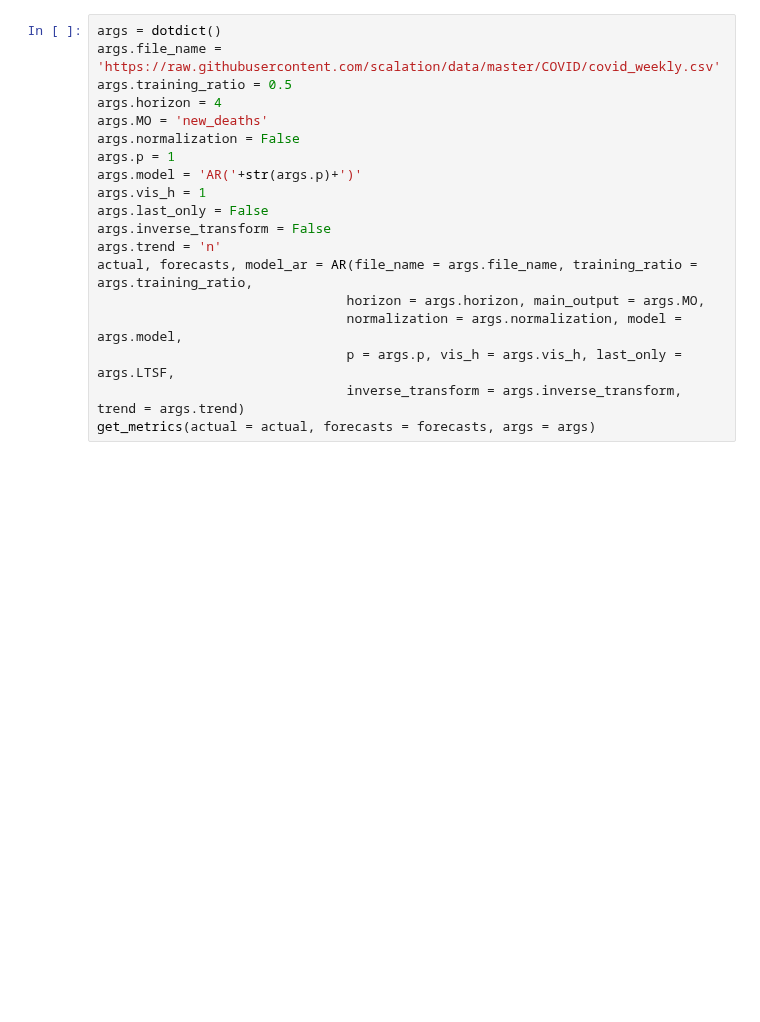
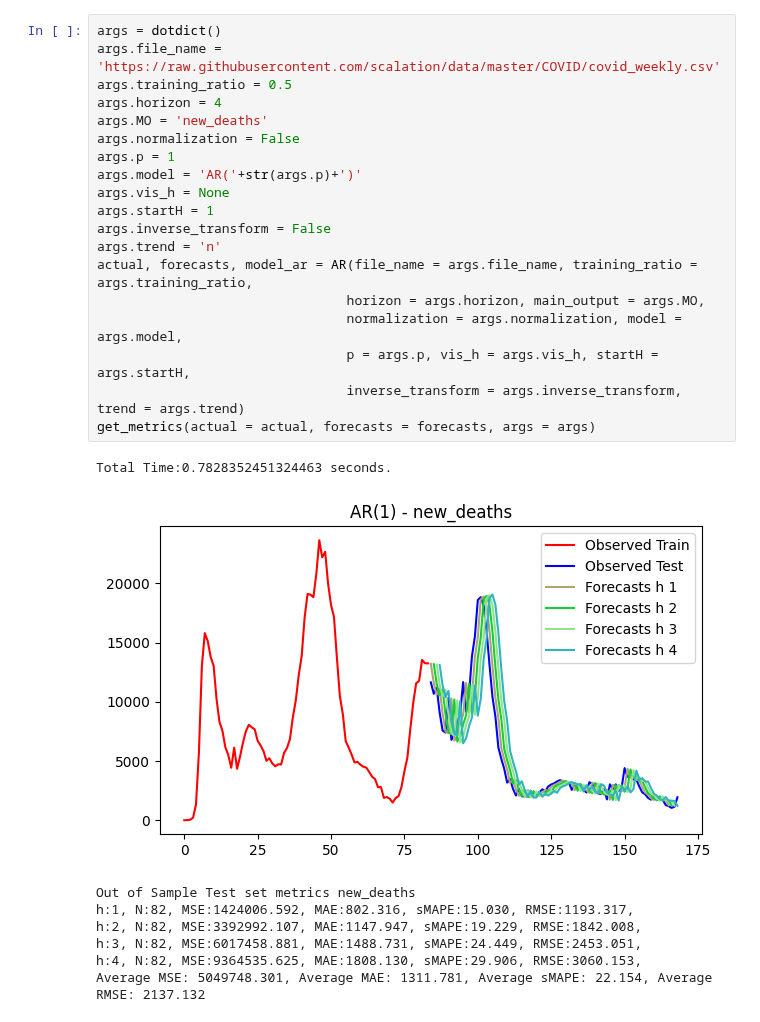
Before and after one commit to scalation/scalation_py, a Jupyter notebook: AR Model.ipynb, the cells around one changed output. Cells and saved outputs as stored; diff of their text form; blank space fills up the shorter version.

```diff
--- a/AR Model.ipynb
+++ b/AR Model.ipynb
@@ -18,21 +22,30 @@ plot_pacf(file_name = args.file_name, main_output = args.MO, lags = args.lags, d
 # %%
 args = dotdict()
 args.file_name = 'https://raw.githubusercontent.com/scalation/data/master/COVID/covid_weekly.csv'
 args.training_ratio = 0.5
 args.horizon = 4
 args.MO = 'new_deaths'
 args.normalization = False
 args.p = 1
 args.model = 'AR('+str(args.p)+')'
-args.vis_h = 1
-args.last_only = False
+args.vis_h = None
+args.startH = 1
 args.inverse_transform = False
 args.trend = 'n'
 actual, forecasts, model_ar = AR(file_name = args.file_name, training_ratio = args.training_ratio,
                                 horizon = args.horizon, main_output = args.MO,
                                 normalization = args.normalization, model = args.model,
-                                p = args.p, vis_h = args.vis_h, last_only = args.LTSF,
+                                p = args.p, vis_h = args.vis_h, startH = args.startH,
                                 inverse_transform = args.inverse_transform, trend = args.trend)
 get_metrics(actual = actual, forecasts = forecasts, args = args)
+# %% [output]
+Total Time:0.7828352451324463 seconds.
+[figure, added]
+Out of Sample Test set metrics new_deaths
+h:1, N:82, MSE:1424006.592, MAE:802.316, sMAPE:15.030, RMSE:1193.317,
+h:2, N:82, MSE:3392992.107, MAE:1147.947, sMAPE:19.229, RMSE:1842.008,
+h:3, N:82, MSE:6017458.881, MAE:1488.731, sMAPE:24.449, RMSE:2453.051,
+h:4, N:82, MSE:9364535.625, MAE:1808.130, sMAPE:29.906, RMSE:3060.153,
+Average MSE: 5049748.301, Average MAE: 1311.781, Average sMAPE: 22.154, Average RMSE: 2137.132
 # %%
 model_ar.summary()
```
Also changed, not shown: parts of 3 cells of this notebook, 8 other files.
